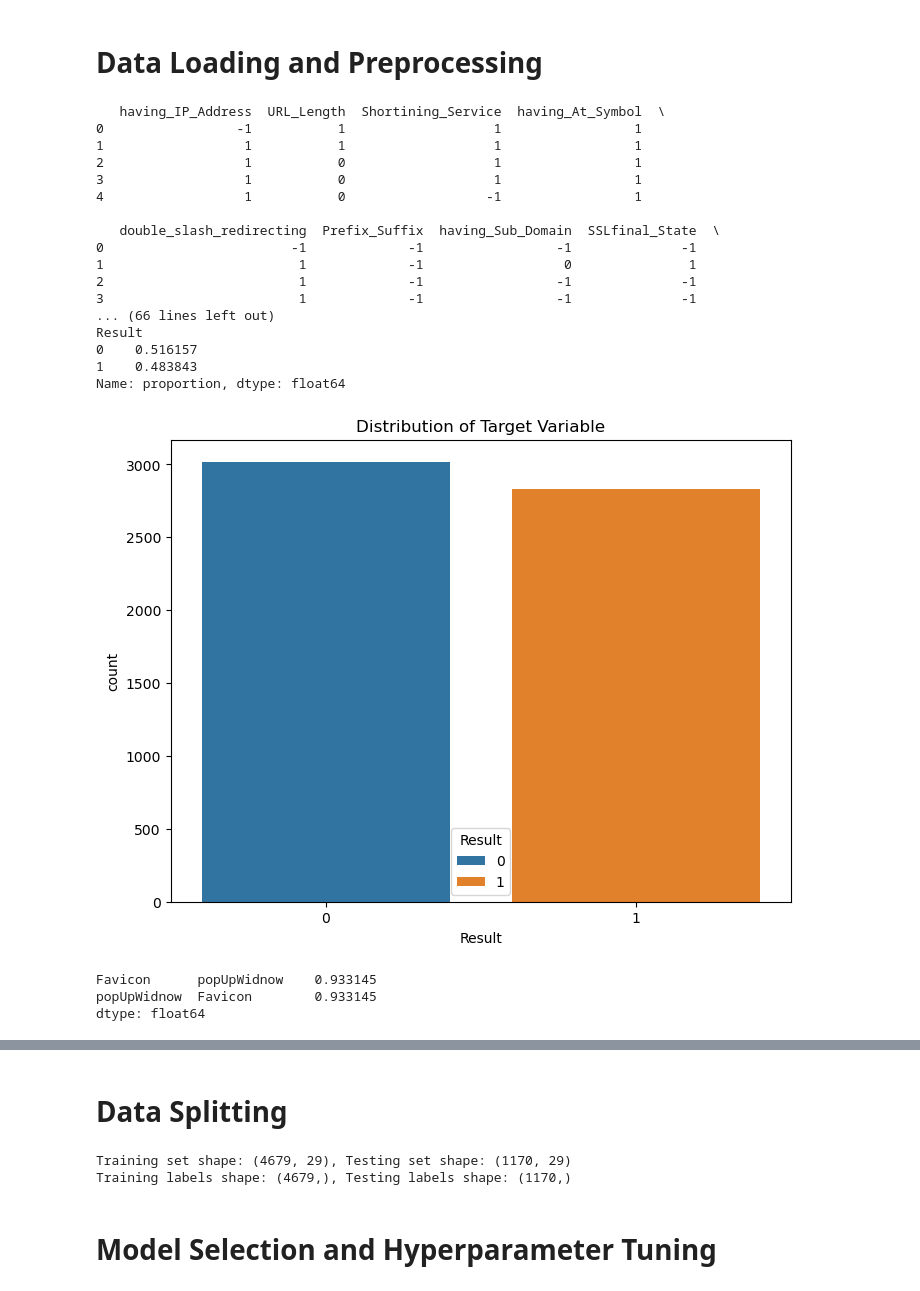
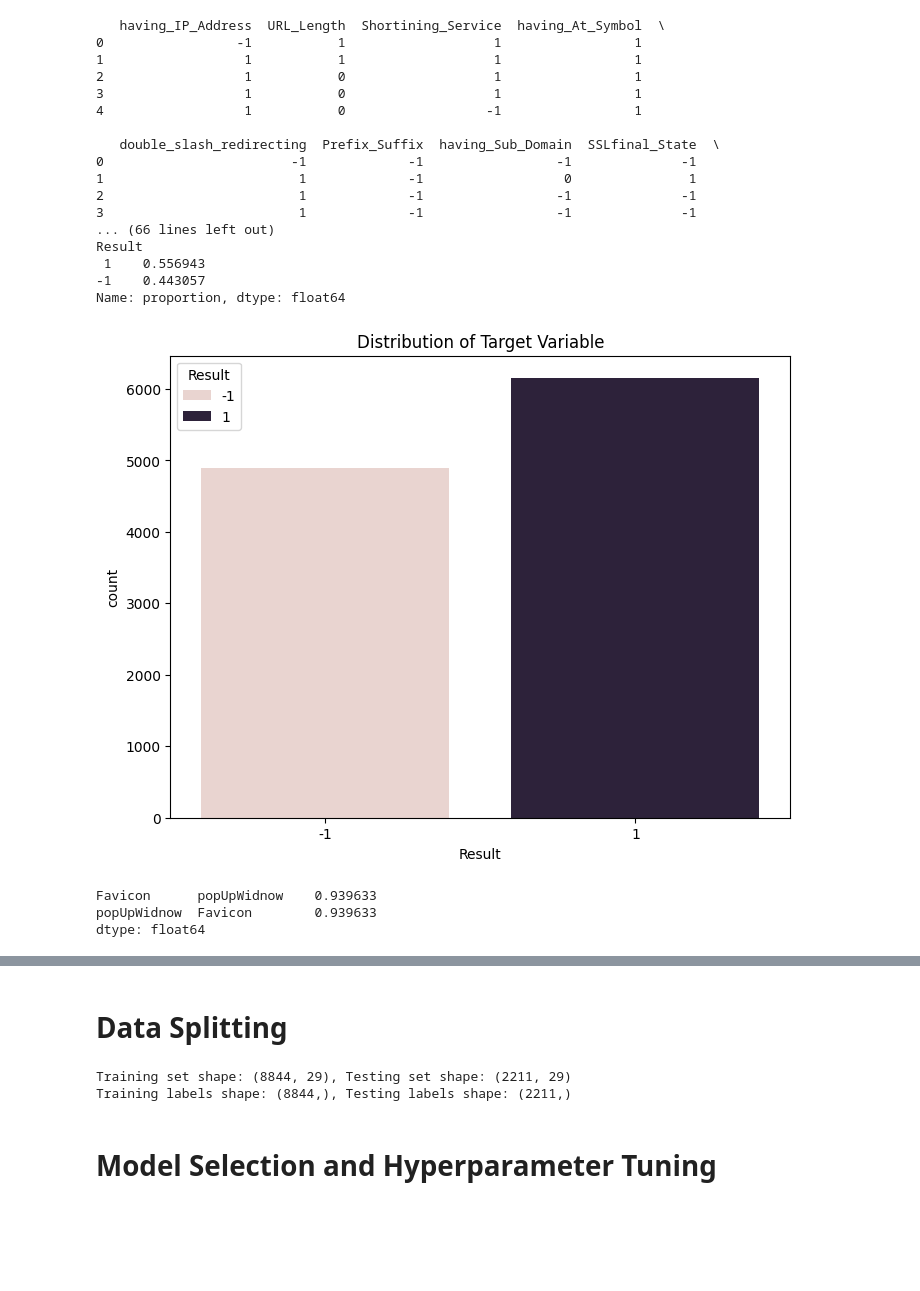
Before and after one commit to RiccardoN001/phishing-detector, a Jupyter notebook: PhishingDetector.ipynb, the cells around one changed output, grey strips where cells are left out. Cells and saved outputs as stored; diff of their text form; code cells hidden in the pictures; blank space fills up the shorter version.

```diff
--- a/PhishingDetector.ipynb
+++ b/PhishingDetector.ipynb
@@ -1,5 +1,3 @@
-# %% [markdown]
-# Data Loading and Preprocessing
 # %%
 import pandas as pd
 from scipy.io import arff
@@ -20,7 +18,7 @@ from sklearn.metrics import confusion_matrix, f1_score, accuracy_score, precisio
 # In this case, we will use the scipy library to load the ARFF file.
 
 # Load the ARFF file.
-data, meta = arff.loadarff('./dataset/Training Dataset.arff')
+data, meta = arff.loadarff('/Training Dataset.arff')
 
 #Since is in arff format, we need to convert it to a pandas DataFrame
 df = pd.DataFrame(data)
@@ -40,32 +38,10 @@ print(df.info())
 # The features are all discrete or binary,
 # The discrete features varies between -1, 0, and 1, and are all ordinal. So I don't need create dummy variables.
 
-# Binary features: convert {-1,1} to {0,1}
-binary_features = ['having_IP_Address', 'Shortining_Service', 'having_At_Symbol',
-                   'double_slash_redirecting', 'Prefix_Suffix', 'Domain_registeration_length',
-                   'Favicon', 'port', 'HTTPS_token', 'Request_URL', 'Submitting_to_email',
-                   'Abnormal_URL', 'on_mouseover', 'RightClick', 'Iframe', 'age_of_domain',
-                   'DNSRecord', 'Page_Rank', 'Google_Index', 'Statistical_report', 'Result']
-
-for feature in binary_features:
-    if feature in df.columns:
-        df[feature] = df[feature].map({-1: 0, 1: 1})
-
-# Ordinal features: convert {-1,0,1} to {0,1,2}
-ordinal_features = ['URL_Length', 'having_Sub_Domain', 'SSLfinal_State', 'URL_of_Anchor',
-                    'Links_in_tags', 'SFH', 'web_traffic', 'Links_pointing_to_page']
-
-for feature in ordinal_features:
-    if feature in df.columns:
-        df[feature] = df[feature].map({-1: 0, 0: 1, 1: 2})
-
-if 'Redirect' in df.columns:
-    df['Redirect'] = df['Redirect']
-
 # Check if there are any duplicates and missing values
 print('Initial shape of the dataset:', df.shape)
 print('The dataset contains ', df.duplicated().sum(), 'duplicati')
-df = df.drop_duplicates()
+#df = df.drop_duplicates()
 df = df.dropna()
 print('Final shape of the dataset: ', df.shape)
 
@@ -84,36 +60,60 @@ corr_pairs = corr_matrix.unstack()
 high_corr = corr_pairs[(corr_pairs > threshold) & (corr_pairs < 1)]
 print(high_corr)
 
 plt.figure(figsize=(10, 8))
 sns.heatmap(corr_matrix, annot=False, fmt='.2f', cmap='Pastel2', linewidths=2)
 plt.title('Correlation Heatmap')
 plt.show()
 
 # Drop highly correlated features
 df = df.drop('popUpWidnow', axis=1)
 plt.close()
 
+# For Naive Bayes, encode features to non-negative values
+# Binary features: convert {-1,1} to {0,1}
+binary_features = ['having_IP_Address', 'Shortining_Service', 'having_At_Symbol',
+                   'double_slash_redirecting', 'Prefix_Suffix', 'Domain_registeration_length',
+                   'Favicon', 'port', 'HTTPS_token', 'Request_URL', 'Submitting_to_email',
+                   'Abnormal_URL', 'on_mouseover', 'RightClick', 'Iframe', 'age_of_domain',
+                   'DNSRecord', 'Page_Rank', 'Google_Index', 'Statistical_report', 'Result']
+
+for feature in binary_features:
+    if feature in df.columns:
+        df[feature] = df[feature].map({-1: 0, 1: 1})
+
+# Ordinal features: convert {-1,0,1} to {0,1,2}
+ordinal_features = ['URL_Length', 'having_Sub_Domain', 'SSLfinal_State', 'URL_of_Anchor',
+                    'Links_in_tags', 'SFH', 'web_traffic', 'Links_pointing_to_page']
+
+for feature in ordinal_features:
+    if feature in df.columns:
+        df[feature] = df[feature].map({-1: 0, 0: 1, 1: 2})
+
+# Special case for Redirect: {0,1} already fine for Naive Bayes
+if 'Redirect' in df.columns:
+    df['Redirect'] = df['Redirect']  # Keep as is
+
 print("Features encoded for Naive Bayes:")
 print(df.head())
 # %% [output]
    having_IP_Address  URL_Length  Shortining_Service  having_At_Symbol  \
 0                 -1           1                   1                 1
 1                  1           1                   1                 1
 2                  1           0                   1                 1
 3                  1           0                   1                 1
 4                  1           0                  -1                 1
 
    double_slash_redirecting  Prefix_Suffix  having_Sub_Domain  SSLfinal_State  \
 0                        -1             -1                 -1              -1
 1                         1             -1                  0               1
 2                         1             -1                 -1              -1
 3                         1             -1                 -1              -1
 ... (66 lines left out)
 Result
-0    0.516157
-1    0.483843
+ 1    0.556943
+-1    0.443057
 Name: proportion, dtype: float64
-[figure, old version]
+[figure, new version]
-Favicon      popUpWidnow    0.933145
-popUpWidnow  Favicon        0.933145
+Favicon      popUpWidnow    0.939633
+popUpWidnow  Favicon        0.939633
 dtype: float64
@@ -165,8 +165,8 @@ print(X_train[:5])  # Display first 5 rows of scaled features
 print(f"Training set shape: {X_train.shape}, Testing set shape: {X_test.shape}")
 print(f"Training labels shape: {y_train.shape}, Testing labels shape: {y_test.shape}")
 # %% [output]
-Training set shape: (4679, 29), Testing set shape: (1170, 29)
-Training labels shape: (4679,), Testing labels shape: (1170,)
+Training set shape: (8844, 29), Testing set shape: (2211, 29)
+Training labels shape: (8844,), Testing labels shape: (2211,)
 # %% [markdown]
 # Model Selection and Hyperparameter Tuning
 # %%
```
Also changed, not shown: parts of 7 cells of this notebook, 1 other file.
